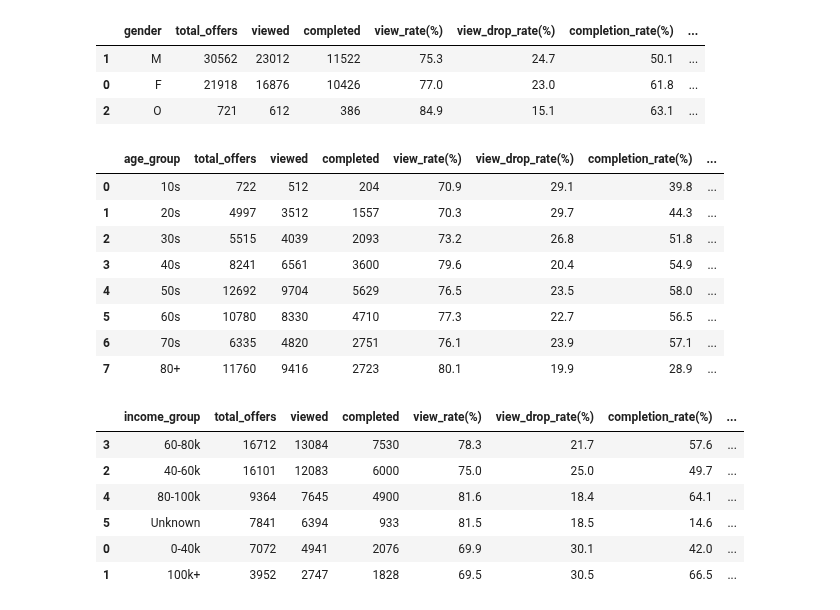
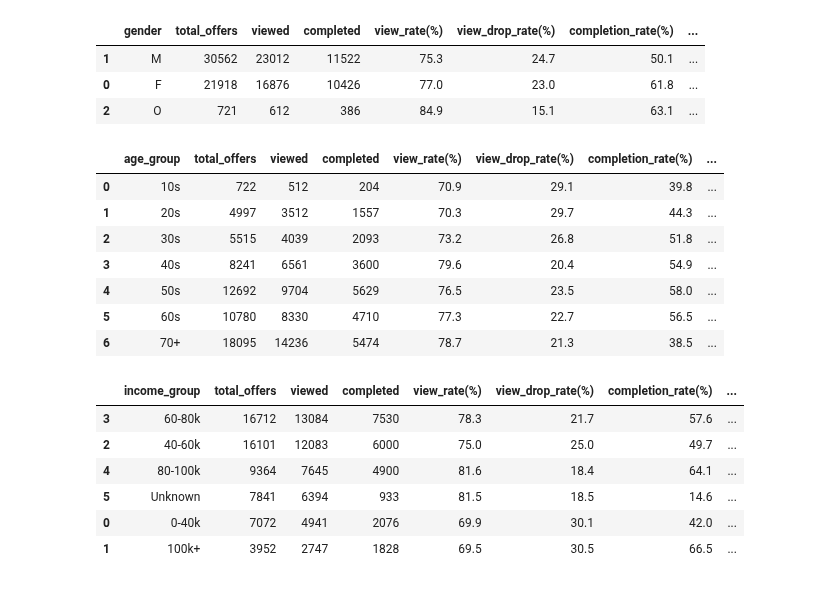
Before and after one commit to yoohengu/marketing_starbucks, a Jupyter notebook: khw/04_3_UK_bogo_dis_seg_cus.ipynb, the cells around one changed output. Saved outputs shown, nothing was run; the diff lists cells and outputs as text; code cells hidden in the pictures.

```diff
--- a/khw/04_3_UK_bogo_dis_seg_cus.ipynb
+++ b/khw/04_3_UK_bogo_dis_seg_cus.ipynb
@@ -114,61 +91,49 @@ display(
 # %%
 seg_df['age_group'] = pd.cut(
     seg_df['age'],
-    bins=[0, 20, 30, 40, 50, 60, 70, 80, 120],
-    labels=['10s', '20s', '30s', '40s', '50s', '60s', '70s', '80+'],
+    bins=[0, 20, 30, 40, 50, 60, 70, 120],
+    labels=['10s', '20s', '30s', '40s', '50s', '60s', '70+'],
     right=False
 )
 
 seg_df['age_group'] = seg_df['age_group'].astype('object').fillna('Unknown')
 
 age_summary = seg_df.groupby('age_group').agg(
     total_offers=('person', 'count'),
     viewed=('viewed_flag', 'sum'),
-    completed=('valid_funnel_flag', 'sum'),
-    valid_attr=('is_deduplicated', 'sum')
+    completed=('completed_after_view_flag', 'sum')
 ).reset_index()
 
-age_summary['view_rate(%)'] = (
-    age_summary['viewed'] / age_summary['total_offers'] * 100
-).round(1)
-
-age_summary['view_drop_rate(%)'] = (
-    100 - age_summary['view_rate(%)']
-).round(1)
-
-age_summary['completion_rate(%)'] = (
-    age_summary['completed'] / age_summary['viewed'] * 100
-).round(1)
-
-age_summary['completion_drop_rate(%)'] = (
-    100 - age_summary['completion_rate(%)']
-).round(1)
+age_summary['view_rate(%)'] = (age_summary['viewed'] / age_summary['total_offers'] * 100).round(1)
+age_summary['view_drop_rate(%)'] = (100 - age_summary['view_rate(%)']).round(1)
+age_summary['completion_rate(%)'] = (age_summary['completed'] / age_summary['viewed'] * 100).round(1)
+age_summary['received_to_complete_rate(%)'] = (age_summary['completed'] / age_summary['total_offers'] * 100).round(1)
+age_summary['completion_drop_rate(%)'] = (100 - age_summary['completion_rate(%)']).round(1)
 
 display(
     age_summary[
         [
             'age_group',
             'total_offers',
             'viewed',
             'completed',
             'view_rate(%)',
             'view_drop_rate(%)',
             'completion_rate(%)',
             'completion_drop_rate(%)',
-            'valid_attr'
+            'received_to_complete_rate(%)'
         ]
     ]
 )
 # %% [output]
 |  | age_group | total_offers | viewed | completed | view_rate(%) | view_drop_rate(%) | completion_rate(%) | ... |
 | 0 | 10s | 722 | 512 | 204 | 70.9 | 29.1 | 39.8 | ... |
 | 1 | 20s | 4997 | 3512 | 1557 | 70.3 | 29.7 | 44.3 | ... |
 | 2 | 30s | 5515 | 4039 | 2093 | 73.2 | 26.8 | 51.8 | ... |
 | 3 | 40s | 8241 | 6561 | 3600 | 79.6 | 20.4 | 54.9 | ... |
 | 4 | 50s | 12692 | 9704 | 5629 | 76.5 | 23.5 | 58.0 | ... |
 | 5 | 60s | 10780 | 8330 | 4710 | 77.3 | 22.7 | 56.5 | ... |
-| 6 | 70s | 6335 | 4820 | 2751 | 76.1 | 23.9 | 57.1 | ... |
-| 7 | 80+ | 11760 | 9416 | 2723 | 80.1 | 19.9 | 28.9 | ... |
+| 6 | 70+ | 18095 | 14236 | 5474 | 78.7 | 21.3 | 38.5 | ... |
 # %%
 seg_df['income_group'] = pd.cut(
     seg_df['income'],
```
Also changed, not shown: parts of 21 cells of this notebook.
